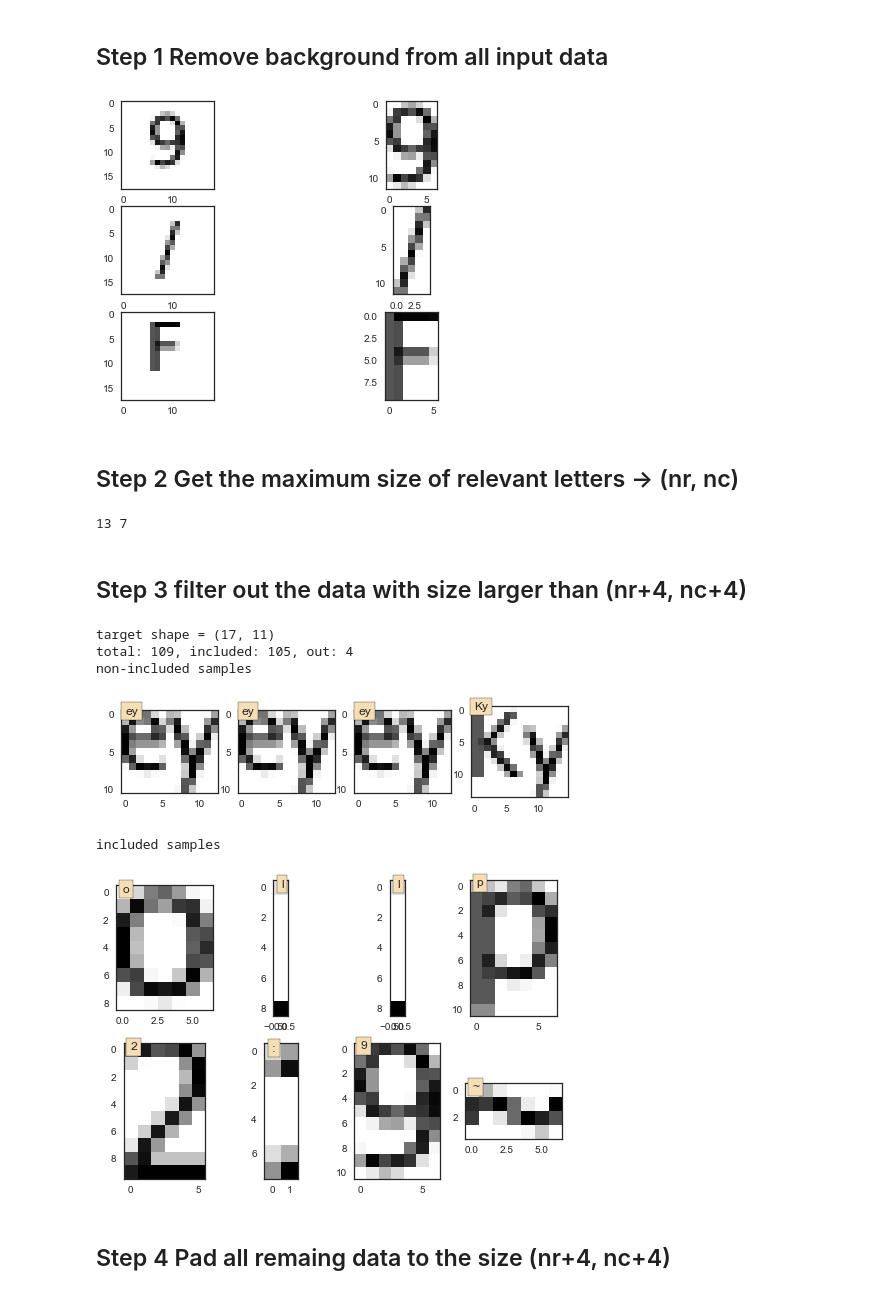
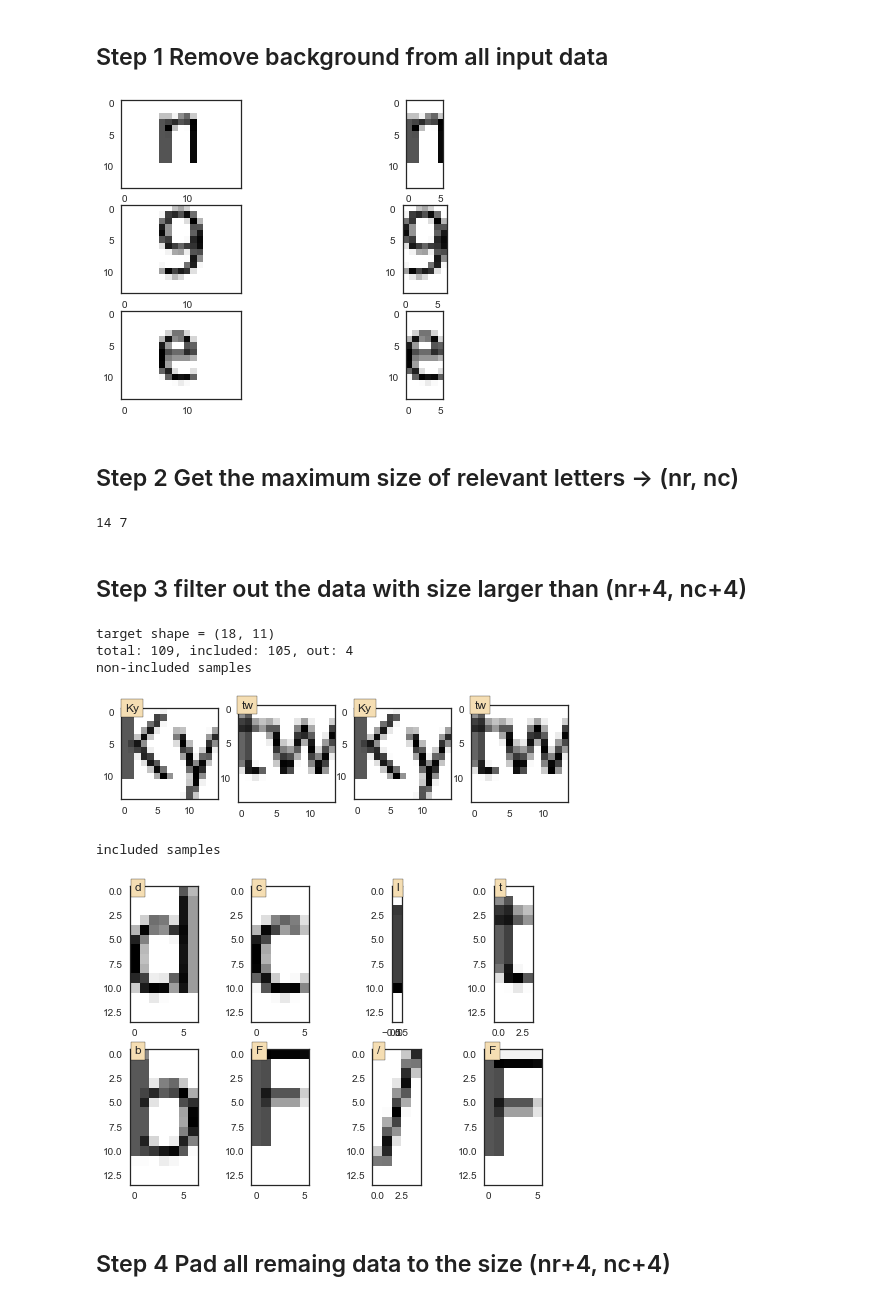
Before and after one commit to kota7/kgschart, a Jupyter notebook: train/2e-train_caption-ja-loose_model.ipynb, the cells around one changed output. Saved outputs shown, nothing was run; the diff lists cells and outputs as text; code cells hidden in the pictures.

```diff
--- a/train/2e-train_caption-ja-loose_model.ipynb
+++ b/train/2e-train_caption-ja-loose_model.ipynb
@@ -121,31 +119,39 @@ def diagnosis(fit, X, Y):
 # %% [markdown]
 ## Step 1 Remove background from all input data
 # %%
-def remove_background(x, bg = 1.0):
+def remove_background(x, bg = 1.0, rows=False, cols=True):
     """
     from a image array of size (nrow, ncol),
     remove all rows and cols where values are all bg
     """
     not_bg = (x != bg)
     non_bg_rows = np.any(not_bg, axis=1)
     non_bg_cols = np.any(not_bg, axis=0)
 
-    tmp = non_bg_rows.nonzero()[0]
-    if len(tmp) == 0: return None
-    i1 = tmp[0]
-    i2 = tmp[-1] + 1
+    if rows:
+        tmp = non_bg_rows.nonzero()[0]
+        if len(tmp) == 0: return None
+        i1 = tmp[0]
+        i2 = tmp[-1] + 1
+    else:
+        i1 = 0
+        i2 = x.shape[0]
 
-    tmp = non_bg_cols.nonzero()[0]
-    if len(tmp) == 0: return None
-    j1 = tmp[0]
-    j2 = tmp[-1] + 1
+    if cols:
+        tmp = non_bg_cols.nonzero()[0]
+        if len(tmp) == 0: return None
+        j1 = tmp[0]
+        j2 = tmp[-1] + 1
+    else:
+        j1 = 0
+        j2 = x.shape[1]
 
     return x[i1:i2, j1:j2]
 
-X_nobg = [remove_background(x) for x in X]
+X_nobg = [remove_background(x, rows=False) for x in X]
 compare_plot(X, X_nobg)
 # %% [output]
-[figure, old version]
+[figure, new version]
 # %% [markdown]
 ## Step 2 Get the maximum size of relevant letters -> (nr, nc)
 # %%
@@ -159,7 +165,7 @@ for i in range(len(Y)):
         max_cols = max(X_nobg[i].shape[1], max_cols)
 print(max_rows, max_cols)
 # %% [output]
-13 7
+14 7
 # %% [markdown]
 ## Step 3 filter out the data with size larger than (nr+4, nc+4)
 # %%
@@ -185,12 +191,12 @@ random_plot(X_out, Y_out)
 print('included samples')
 random_plot(X_in, Y_in)
 # %% [output]
-target shape = (17, 11)
+target shape = (18, 11)
 total: 109, included: 105, out: 4
 non-included samples
-[figure, old version]
+[figure, new version]
 included samples
-[figure, old version]
+[figure, new version]
 # %% [markdown]
 ## Step 4 Pad all remaing data to the size (nr+4, nc+4)
 # %%
```
Also changed, not shown: parts of 11 cells of this notebook, 14 other files.
